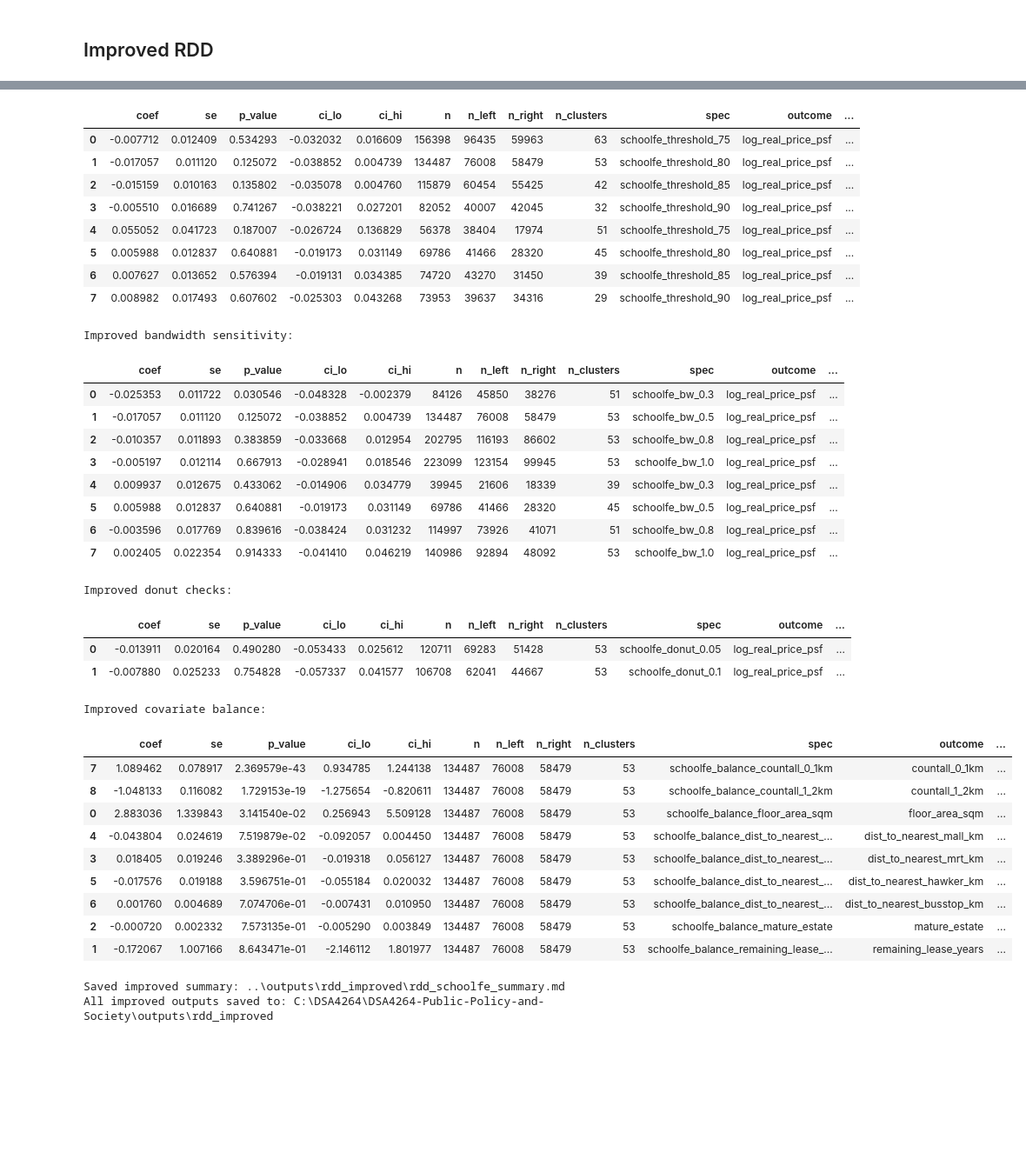
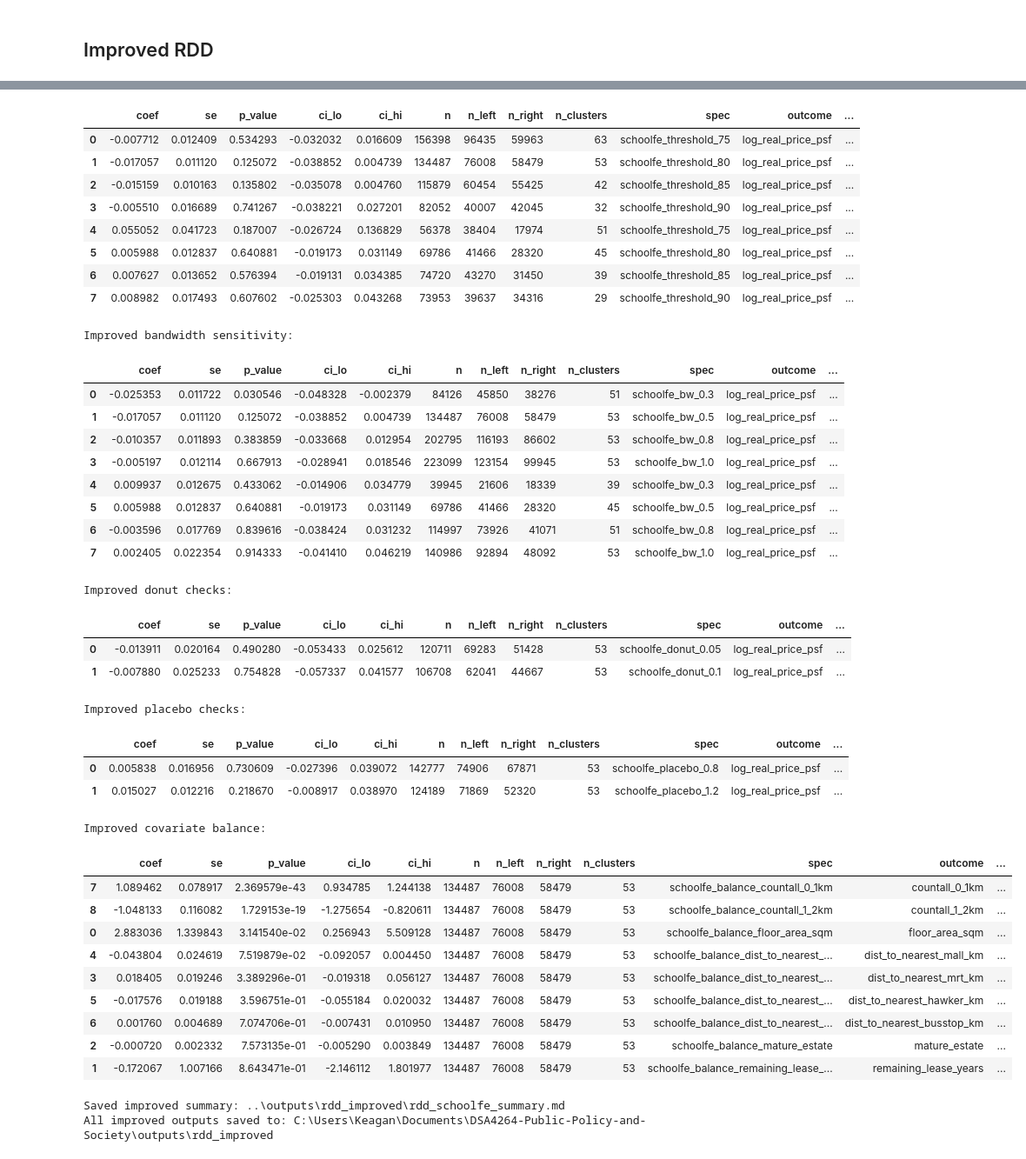
Before and after one commit to KeaganLai/DSA4264-Public-Policy-and-Society, a Jupyter notebook: src/rdd.ipynb, the cells around one changed output, grey strips where cells are left out. Shown at 87% size. Saved outputs shown, nothing was run; the diff lists cells and outputs as text; code cells hidden in the pictures; blank space fills up the shorter version.

Commit message:
Add placebo robustness check for improved RDD

```diff
--- a/src/rdd.ipynb
+++ b/src/rdd.ipynb
@@ -750,6 +764,7 @@ OUT_DIR_IMP.mkdir(parents=True, exist_ok=True)
 IMP_MAIN_BW = 0.5
 IMP_BW_GRID = [0.3, 0.5, 0.8, 1.0]
 IMP_DONUT_GRID = [0.05, 0.10]
+IMP_PLACEBO_CUTOFFS = [0.8, 1.2]
 IMP_THRESHOLDS = [75, 80, 85, 90]
 IMP_CUTOFFS = [1.0, 2.0]
 IMP_RING_LOWER_2KM = 1.05
@@ -948,7 +963,25 @@ print("Improved donut checks:")
 display(imp_donut)
 
 
-# 5) Covariate continuity under school FE structure (1km, threshold=80)
+# 5) Placebo checks (school FE, threshold=80)
+imp_placebo_rows = []
+for fake_cutoff in IMP_PLACEBO_CUTOFFS:
+    imp_placebo_rows.append(
+        run_schoolfe_rdd_spec(
+            data=df, threshold=80, cutoff=fake_cutoff, outcome=OUTCOME, bw=IMP_MAIN_BW,
+            donut_km=0.0, ring_lower_km=None, include_controls=False, add_year_fe=True,
+            spec_name=f"schoolfe_placebo_{fake_cutoff}"
+        )
+    )
+
+imp_placebo = pd.DataFrame(imp_placebo_rows)
+imp_placebo.to_csv(OUT_DIR_IMP / "rdd_schoolfe_placebo_results.csv", index=False)
+
+print("Improved placebo checks:")
+display(imp_placebo.sort_values("cutoff_km"))
+
+
+# 6) Covariate continuity under school FE structure (1km, threshold=80)
 imp_balance_covs = [c for c in IMP_CONTROLS if c in df.columns]
 imp_balance_rows = []
 for cov in imp_balance_covs:
@@ -967,7 +1000,7 @@ print("Improved covariate balance:")
 display(imp_balance.sort_values("p_value"))
 
 
-# 6) Summary markdown
+# 7) Summary markdown
 imp_summary_lines = []
 imp_summary_lines.append("# Improved RDD Summary (School FE + Clustered SE)")
 imp_summary_lines.append("")
@@ -999,42 +1032,46 @@ Improved main RDD (school FE + clustered SE):
 |  | coef | se | p_value | ci_lo | ci_hi | n | n_left | n_right | n_clusters | spec | outcome | ... |
 | 1 | -0.008718 | 0.006549 | 0.183128 | -0.021554 | 0.004118 | 134487 | 76008 | 58479 | 53 | schoolfe_adjusted | log_real_price_psf | ... |
 | 0 | -0.017057 | 0.011120 | 0.125072 | -0.038852 | 0.004739 | 134487 | 76008 | 58479 | 53 | schoolfe_minimal | log_real_price_psf | ... |
 | 3 | -0.007432 | 0.006800 | 0.274468 | -0.020760 | 0.005897 | 69786 | 41466 | 28320 | 45 | schoolfe_adjusted | log_real_price_psf | ... |
 | 2 | 0.005988 | 0.012837 | 0.640881 | -0.019173 | 0.031149 | 69786 | 41466 | 28320 | 45 | schoolfe_minimal | log_real_price_psf | ... |
 Improved threshold robustness:
 |  | coef | se | p_value | ci_lo | ci_hi | n | n_left | n_right | n_clusters | spec | outcome | ... |
 | 0 | -0.007712 | 0.012409 | 0.534293 | -0.032032 | 0.016609 | 156398 | 96435 | 59963 | 63 | schoolfe_threshold_75 | log_real_price_psf | ... |
 | 1 | -0.017057 | 0.011120 | 0.125072 | -0.038852 | 0.004739 | 134487 | 76008 | 58479 | 53 | schoolfe_threshold_80 | log_real_price_psf | ... |
 | 2 | -0.015159 | 0.010163 | 0.135802 | -0.035078 | 0.004760 | 115879 | 60454 | 55425 | 42 | schoolfe_threshold_85 | log_real_price_psf | ... |
 | 3 | -0.005510 | 0.016689 | 0.741267 | -0.038221 | 0.027201 | 82052 | 40007 | 42045 | 32 | schoolfe_threshold_90 | log_real_price_psf | ... |
 | 4 | 0.055052 | 0.041723 | 0.187007 | -0.026724 | 0.136829 | 56378 | 38404 | 17974 | 51 | schoolfe_threshold_75 | log_real_price_psf | ... |
 | 5 | 0.005988 | 0.012837 | 0.640881 | -0.019173 | 0.031149 | 69786 | 41466 | 28320 | 45 | schoolfe_threshold_80 | log_real_price_psf | ... |
 | 6 | 0.007627 | 0.013652 | 0.576394 | -0.019131 | 0.034385 | 74720 | 43270 | 31450 | 39 | schoolfe_threshold_85 | log_real_price_psf | ... |
 | 7 | 0.008982 | 0.017493 | 0.607602 | -0.025303 | 0.043268 | 73953 | 39637 | 34316 | 29 | schoolfe_threshold_90 | log_real_price_psf | ... |
 Improved bandwidth sensitivity:
 |  | coef | se | p_value | ci_lo | ci_hi | n | n_left | n_right | n_clusters | spec | outcome | ... |
 | 0 | -0.025353 | 0.011722 | 0.030546 | -0.048328 | -0.002379 | 84126 | 45850 | 38276 | 51 | schoolfe_bw_0.3 | log_real_price_psf | ... |
 | 1 | -0.017057 | 0.011120 | 0.125072 | -0.038852 | 0.004739 | 134487 | 76008 | 58479 | 53 | schoolfe_bw_0.5 | log_real_price_psf | ... |
 | 2 | -0.010357 | 0.011893 | 0.383859 | -0.033668 | 0.012954 | 202795 | 116193 | 86602 | 53 | schoolfe_bw_0.8 | log_real_price_psf | ... |
 | 3 | -0.005197 | 0.012114 | 0.667913 | -0.028941 | 0.018546 | 223099 | 123154 | 99945 | 53 | schoolfe_bw_1.0 | log_real_price_psf | ... |
 | 4 | 0.009937 | 0.012675 | 0.433062 | -0.014906 | 0.034779 | 39945 | 21606 | 18339 | 39 | schoolfe_bw_0.3 | log_real_price_psf | ... |
 | 5 | 0.005988 | 0.012837 | 0.640881 | -0.019173 | 0.031149 | 69786 | 41466 | 28320 | 45 | schoolfe_bw_0.5 | log_real_price_psf | ... |
 | 6 | -0.003596 | 0.017769 | 0.839616 | -0.038424 | 0.031232 | 114997 | 73926 | 41071 | 51 | schoolfe_bw_0.8 | log_real_price_psf | ... |
 | 7 | 0.002405 | 0.022354 | 0.914333 | -0.041410 | 0.046219 | 140986 | 92894 | 48092 | 53 | schoolfe_bw_1.0 | log_real_price_psf | ... |
 Improved donut checks:
 |  | coef | se | p_value | ci_lo | ci_hi | n | n_left | n_right | n_clusters | spec | outcome | ... |
 | 0 | -0.013911 | 0.020164 | 0.490280 | -0.053433 | 0.025612 | 120711 | 69283 | 51428 | 53 | schoolfe_donut_0.05 | log_real_price_psf | ... |
 | 1 | -0.007880 | 0.025233 | 0.754828 | -0.057337 | 0.041577 | 106708 | 62041 | 44667 | 53 | schoolfe_donut_0.1 | log_real_price_psf | ... |
-Improved covariate balance:
+Improved placebo checks:
 |  | coef | se | p_value | ci_lo | ci_hi | n | n_left | n_right | n_clusters | spec | outcome | ... |
-| 7 | 1.089462 | 0.078917 | 2.369579e-43 | 0.934785 | 1.244138 | 134487 | 76008 | 58479 | 53 | schoolfe_balance_countall_0_1km | countall_0_1km | ... |
-| 8 | -1.048133 | 0.116082 | 1.729153e-19 | -1.275654 | -0.820611 | 134487 | 76008 | 58479 | 53 | schoolfe_balance_countall_1_2km | countall_1_2km | ... |
-| 0 | 2.883036 | 1.339843 | 3.141540e-02 | 0.256943 | 5.509128 | 134487 | 76008 | 58479 | 53 | schoolfe_balance_floor_area_sqm | floor_area_sqm | ... |
-| 4 | -0.043804 | 0.024619 | 7.519879e-02 | -0.092057 | 0.004450 | 134487 | 76008 | 58479 | 53 | schoolfe_balance_dist_to_nearest_... | dist_to_nearest_mall_km | ... |
-| 3 | 0.018405 | 0.019246 | 3.389296e-01 | -0.019318 | 0.056127 | 134487 | 76008 | 58479 | 53 | schoolfe_balance_dist_to_nearest_... | dist_to_nearest_mrt_km | ... |
-| 5 | -0.017576 | 0.019188 | 3.596751e-01 | -0.055184 | 0.020032 | 134487 | 76008 | 58479 | 53 | schoolfe_balance_dist_to_nearest_... | dist_to_nearest_hawker_km | ... |
-| 6 | 0.001760 | 0.004689 | 7.074706e-01 | -0.007431 | 0.010950 | 134487 | 76008 | 58479 | 53 | schoolfe_balance_dist_to_nearest_... | dist_to_nearest_busstop_km | ... |
-| 2 | -0.000720 | 0.002332 | 7.573135e-01 | -0.005290 | 0.003849 | 134487 | 76008 | 58479 | 53 | schoolfe_balance_mature_estate | mature_estate | ... |
-| 1 | -0.172067 | 1.007166 | 8.643471e-01 | -2.146112 | 1.801977 | 134487 | 76008 | 58479 | 53 | schoolfe_balance_remaining_lease_... | remaining_lease_years | ... |
+| 0 | 0.005838 | 0.016956 | 0.730609 | -0.027396 | 0.039072 | 142777 | 74906 | 67871 | 53 | schoolfe_placebo_0.8 | log_real_price_psf | ... |
+| 1 | 0.015027 | 0.012216 | 0.218670 | -0.008917 | 0.038970 | 124189 | 71869 | 52320 | 53 | schoolfe_placebo_1.2 | log_real_price_psf | ... |
-Saved improved summary: ..\outputs\rdd_improved\rdd_schoolfe_summary.md
-All improved outputs saved to: C:\DSA4264\DSA4264-Public-Policy-and-Society\outputs\rdd_improved
+Improved covariate balance:
+|  | coef | se | p_value | ci_lo | ci_hi | n | n_left | n_right | n_clusters | spec | outcome | ... |
+| 7 | 1.089462 | 0.078917 | 2.369579e-43 | 0.934785 | 1.244138 | 134487 | 76008 | 58479 | 53 | schoolfe_balance_countall_0_1km | countall_0_1km | ... |
+| 8 | -1.048133 | 0.116082 | 1.729153e-19 | -1.275654 | -0.820611 | 134487 | 76008 | 58479 | 53 | schoolfe_balance_countall_1_2km | countall_1_2km | ... |
+| 0 | 2.883036 | 1.339843 | 3.141540e-02 | 0.256943 | 5.509128 | 134487 | 76008 | 58479 | 53 | schoolfe_balance_floor_area_sqm | floor_area_sqm | ... |
+| 4 | -0.043804 | 0.024619 | 7.519879e-02 | -0.092057 | 0.004450 | 134487 | 76008 | 58479 | 53 | schoolfe_balance_dist_to_nearest_... | dist_to_nearest_mall_km | ... |
+| 3 | 0.018405 | 0.019246 | 3.389296e-01 | -0.019318 | 0.056127 | 134487 | 76008 | 58479 | 53 | schoolfe_balance_dist_to_nearest_... | dist_to_nearest_mrt_km | ... |
+| 5 | -0.017576 | 0.019188 | 3.596751e-01 | -0.055184 | 0.020032 | 134487 | 76008 | 58479 | 53 | schoolfe_balance_dist_to_nearest_... | dist_to_nearest_hawker_km | ... |
+| 6 | 0.001760 | 0.004689 | 7.074706e-01 | -0.007431 | 0.010950 | 134487 | 76008 | 58479 | 53 | schoolfe_balance_dist_to_nearest_... | dist_to_nearest_busstop_km | ... |
+| 2 | -0.000720 | 0.002332 | 7.573135e-01 | -0.005290 | 0.003849 | 134487 | 76008 | 58479 | 53 | schoolfe_balance_mature_estate | mature_estate | ... |
+| 1 | -0.172067 | 1.007166 | 8.643471e-01 | -2.146112 | 1.801977 | 134487 | 76008 | 58479 | 53 | schoolfe_balance_remaining_lease_... | remaining_lease_years | ... |
+Saved improved summary: ..\outputs\rdd_improved\rdd_schoolfe_summary.md
+All improved outputs saved to: C:\Users\Keagan\Documents\DSA4264-Public-Policy-and-Society\outputs\rdd_improved
```
Also changed, not shown: parts of 2 cells of this notebook, 10 other files.
